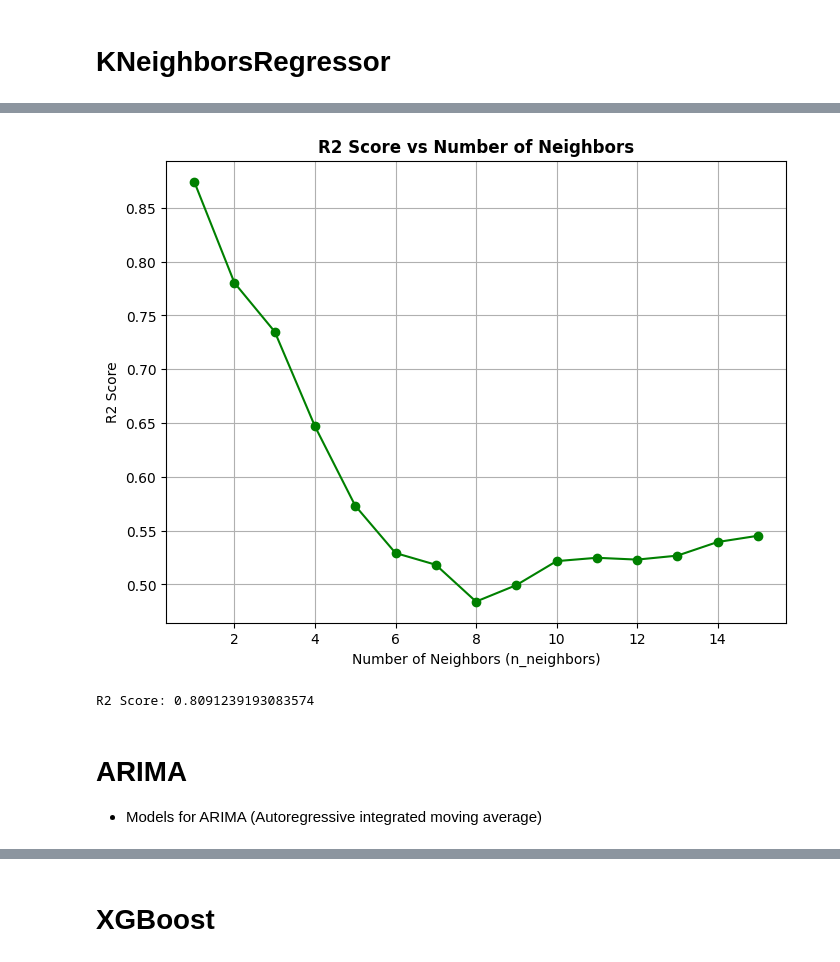
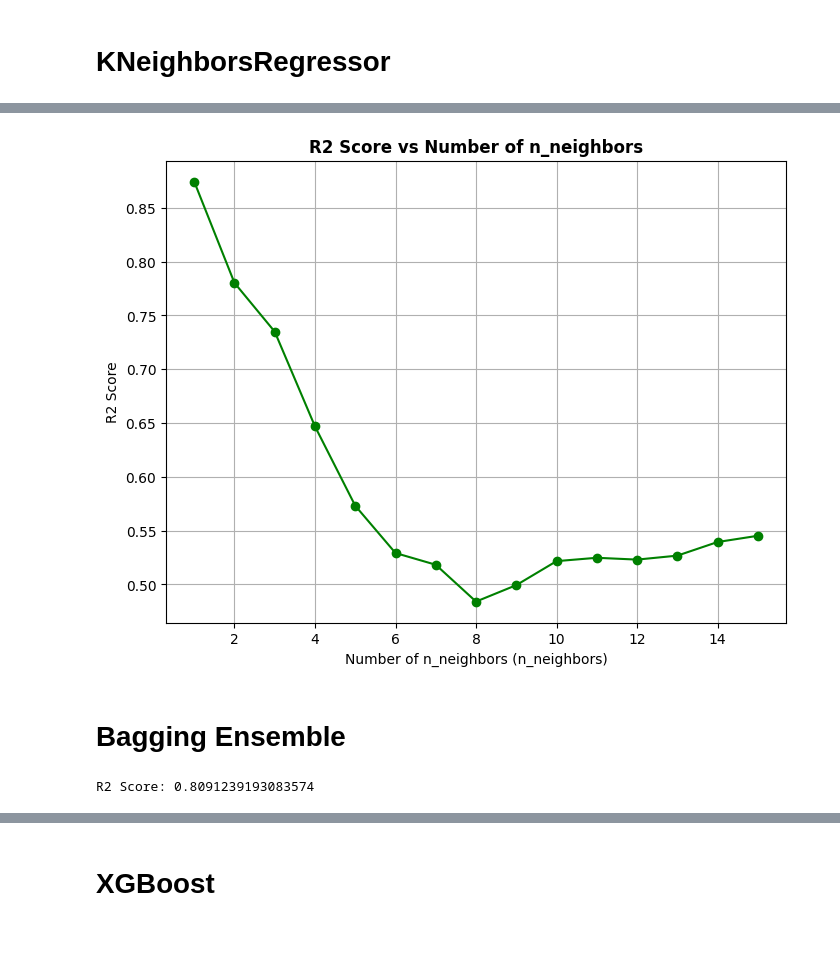
Before and after one commit to skhapijulhossen/uber-taxi-demand, a Jupyter notebook: notebooks/c_Model/Experimentation/code/models.ipynb, the cells around one changed output, grey strips where cells are left out. Drawn from its saved outputs; the diff is of its cells as text; code cells hidden in the pictures.

```diff
--- a/notebooks/c_Model/Experimentation/code/models.ipynb
+++ b/notebooks/c_Model/Experimentation/code/models.ipynb
@@ -68,4 +170,12 @@ mlflow.set_experiment("TimeSeries")
 # %%
+# For Runtime Measurement
+start_time = time.time()
+# For Memory Usage
+def memory_usage():
+    process = psutil.Process()
+    mem = process.memory_info().rss
+    return mem / (1024 * 1024)  # Convert to megabytes
+
 mlflow.set_experiment("TimeSeries")
 
 with mlflow.start_run():
@@ -74,21 +184,16 @@ with mlflow.start_run():
     param_grid = {
         "n_neighbors" : [1],
         "weights": ['uniform', 'distance'], # uniform gives equal or same priority for each vote, distance gives more priority for the closer vote.
-        "algorithm": ['auto'],
+        "algorithm": ['auto', 'ball_tree', 'kd_tree', 'brute'],
         "leaf_size": [30],
         "p": [2],
         "metric": ['minkowski'],
         "metric_params": [None],
         "n_jobs": [None],
     }
-# GridSearchCV Each combination will try.
-# RandomizedSearchCV Some random combination will try and we use it for huge data processing.
-    grid = GridSearchCV(
-        model,
-        param_grid = param_grid,
-        scoring="neg_mean_squared_error",
-        cv=5  # Number of cross-validation folds
-    )
+    # GridSearchCV Each combination will try.
+    # RandomizedSearchCV Some random combination will try and we use it for huge data processing.
+    grid = GridSearchCV(model, param_grid = param_grid, scoring="neg_mean_squared_error", cv=5)
 
     grid.fit(X_train, y_train)
 
@@ -98,12 +203,20 @@ with mlflow.start_run():
     # Predict on the test set using the best estimator from the grid search
     y_pred = grid.best_estimator_.predict(X_test)
 
- # Calculate and log the evaluation metric (e.g., RMSE)
+    # Calculate and log the evaluation metric (e.g., RMSE)
     rmse = mean_squared_error(y_test, y_pred, squared=False)
     mape = mean_absolute_percentage_error(y_test, y_pred)
     mae = mean_absolute_error(y_test, y_pred)
     r2 = r2_score(y_test, y_pred)
+
+    print(" ",end='\n')
+    print(f"mean_squared_error: {rmse}")
+    print(f"mean_absolute_percentage_error: {mape}")
+    print(f"mean_absolute_error: {mae}")
     print(f"r2_score: {r2}")
+    print(" ",end='\n')
+    print(grid.best_params_)
+    print(" ",end='\n')
 
     mlflow.log_metrics({
         "RMSE": rmse,
@@ -113,5 +226,11 @@ with mlflow.start_run():
     })
 
     # Log the best model using MLflow
-    # mlflow.sklearn.log_model(model, 'knn')
+    mlflow.sklearn.log_model(model, 'knn')
+
+end_time = time.time()
+elapsed_time = end_time - start_time
+print(f"Run time: {elapsed_time} seconds")
+print(" ",end='\n')
+print(f"Memory usage: {memory_usage()} megabytes")
 # %% [output]
@@ -127,13 +255,15 @@ for i in range(1, 16):
 # %%
 plt.figure(figsize=(8, 6))
 plt.plot(range(1, 16), score, marker='o', color="green")  # Plotting n_neighbors vs R2 score
-plt.title('R2 Score vs Number of Neighbors', weight="bold")
-plt.xlabel('Number of Neighbors (n_neighbors)')
+plt.title('R2 Score vs Number of n_neighbors', weight="bold")
+plt.xlabel('Number of n_neighbors (n_neighbors)')
 plt.ylabel('R2 Score')
 plt.grid(True)
 plt.show()
 # %% [output]
-[figure, old version]
+[figure, new version]
+# %% [markdown]
+# Bagging Ensemble
 # %%
 knn = KNeighborsRegressor(n_neighbors=1)
 
@@ -151,6 +281,3 @@ r2 = r2_score(y_test, predictions)
 print(f"R2 Score: {r2}")
 # %% [output]
 R2 Score: 0.8091239193083574
-# %% [markdown]
-# ARIMA
-- Models for ARIMA (Autoregressive integrated moving average)
```
Also changed, not shown: parts of 15 cells of this notebook.
